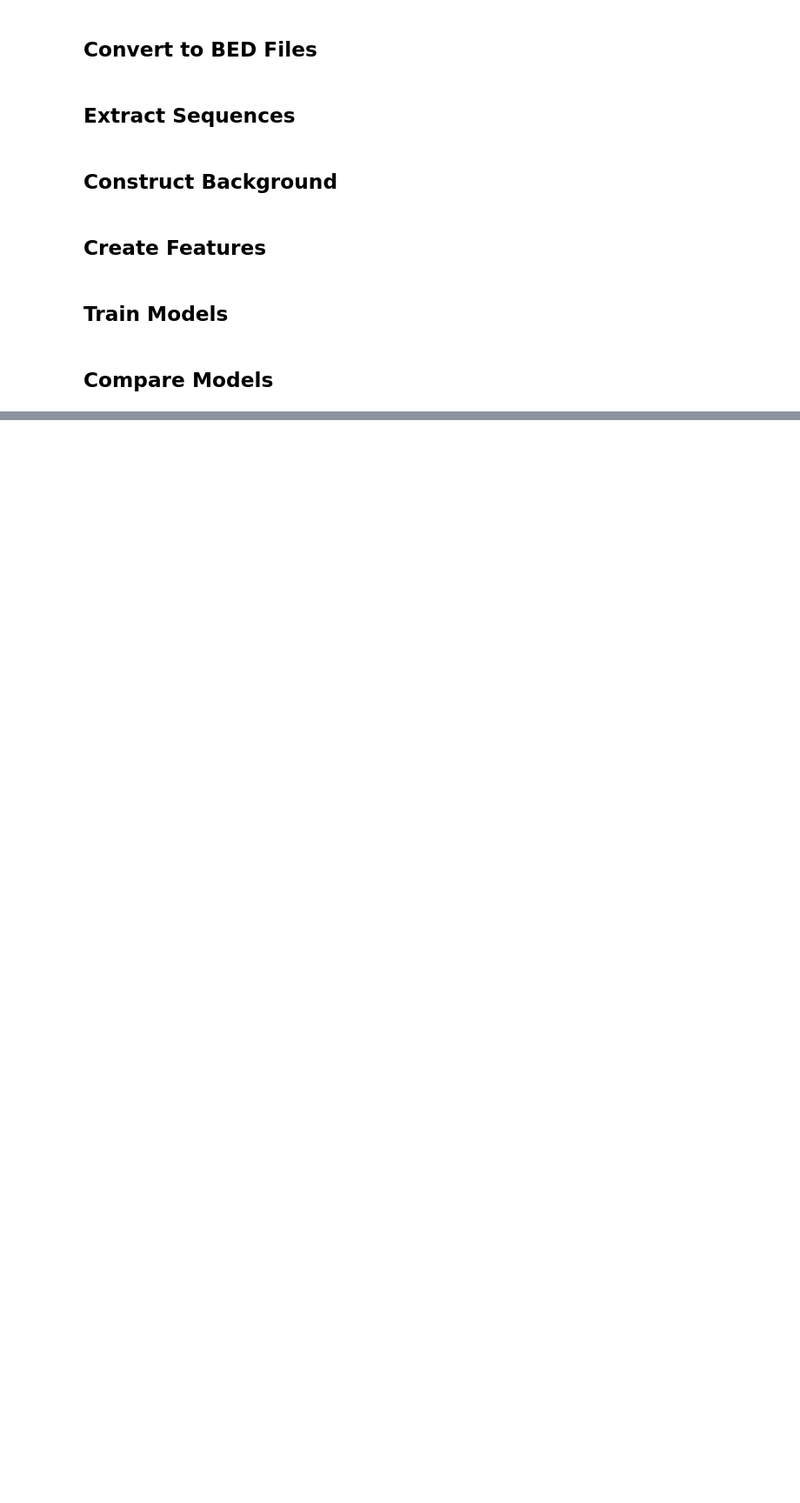
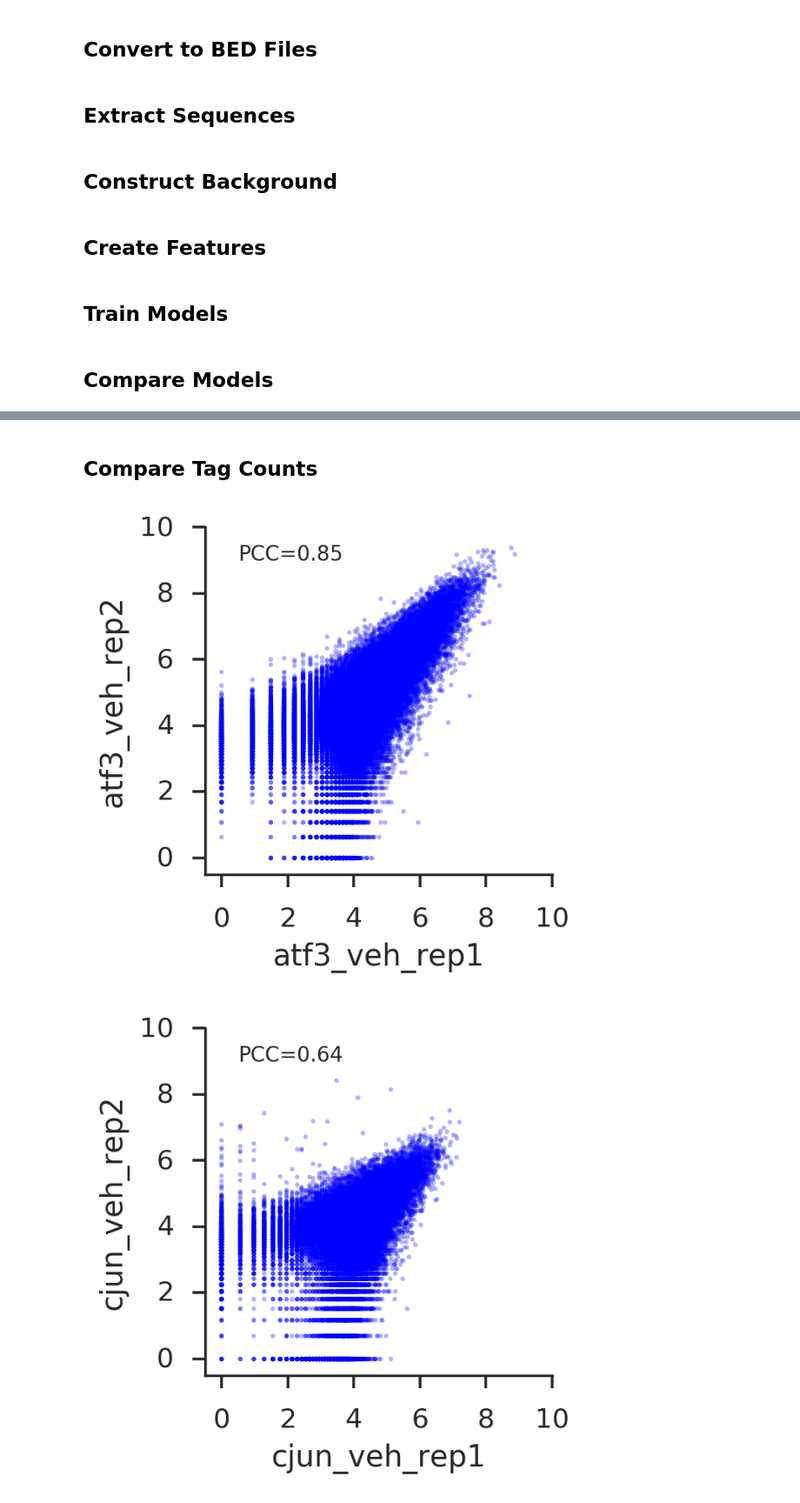
Before and after one commit to jenhantao/ipython-notebooks, a Jupyter notebook: AP-1 FDR Analysis.ipynb, the cells around one changed output, grey strips where cells are left out. Shown at 87% size. Cells and saved outputs as stored; diff of their text form; code cells hidden in the pictures; blank space fills up the shorter version.

```diff
--- a/AP-1 FDR Analysis.ipynb
+++ b/AP-1 FDR Analysis.ipynb
@@ -411,0 +488,2 @@ done
+# %% [markdown]
+## Compare Tag Counts
@@ -411,0 +515,32 @@ done
+# %%
+for treatment in ['veh']:
+    for factor in ['atf3', 'cjun', 'jund', 'pu1']:
+        rep1_label = '_'.join([factor, treatment, 'rep1'])
+        rep2_label = '_'.join([factor, treatment, 'rep2'])
+        rep1_indices = set(summary_frame[summary_frame[rep1_label] > 0].index.values)
+        rep2_indices = set(summary_frame[summary_frame[rep2_label] > 0].index.values)
+        idr_indices = set(summary_frame[summary_frame['_'.join([factor, treatment, 'idr'])] > 0].index.values)
+        indices = sorted(rep1_indices.union(rep2_indices).union(idr_indices))
+
+        rep1_tags = annotated_frame.ix[indices, rep1_label].values
+        rep2_tags = annotated_frame.ix[indices, rep2_label].values
+        corr, pval = scipy.stats.pearsonr(rep1_tags, rep2_tags)
+        with sns.axes_style('ticks'):
+            plt.figure(figsize=(3,3))
+            plt.scatter(np.log2(rep1_tags+1),
+                        np.log2(rep2_tags+1),
+                        edgecolor='None',
+                        s=5,
+                        alpha=0.3)
+            plt.annotate(xy=(0.5,9), s='PCC='+str(corr)[:4], size=10)
+            plt.xlim(-0.5, 10)
+            plt.ylim(-0.5, 10)
+            ax = plt.gca()
+            ax.set_aspect(1.0)
+            plt.xlabel(rep1_label)
+            plt.ylabel(rep2_label)
+            sns.despine()
+        plt.show()
+# %% [output]
+[figure, added]
+[figure, added]
```
Also changed, not shown: parts of 18 cells of this notebook.
